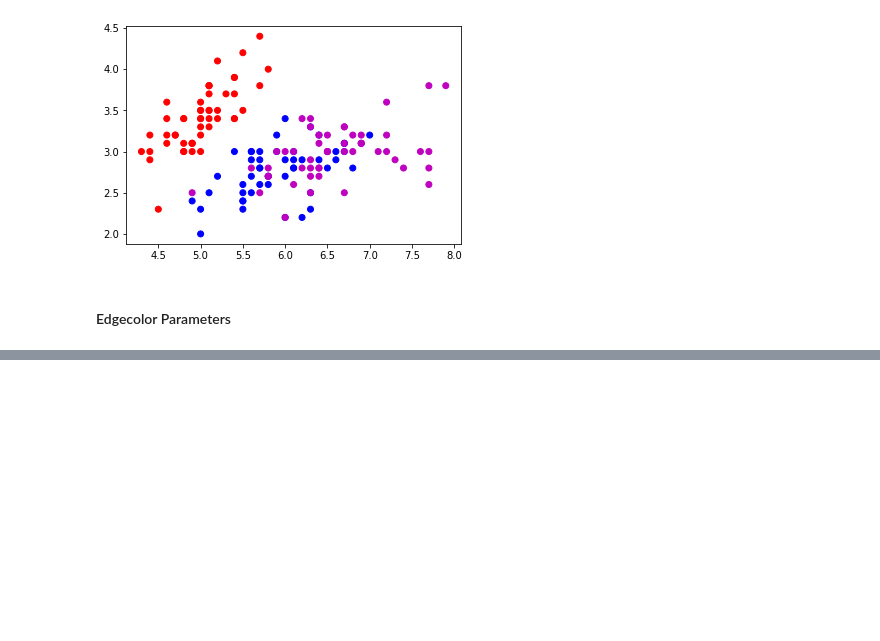
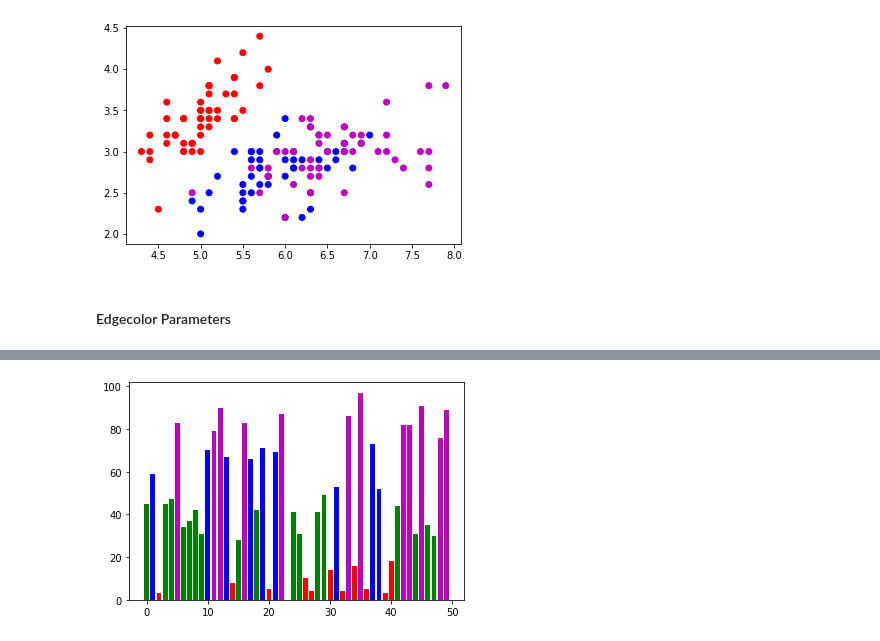
Before and after one commit to nitish-raj/ThePlayground, a Jupyter notebook: Data_Visualization_in_Python_for_Machine_Learning_Engineers.ipynb, the cells around one changed output, grey strips where cells are left out. Saved outputs shown, nothing was run; the diff lists cells and outputs as text; code cells hidden in the pictures; blank space fills up the shorter version.

```diff
--- a/Data_Visualization_in_Python_for_Machine_Learning_Engineers.ipynb
+++ b/Data_Visualization_in_Python_for_Machine_Learning_Engineers.ipynb
@@ -233,0 +262,9 @@ plt.show()
+# %%
+color_set = ('r', 'g', 'b', 'm')
+color_list = [color_set[(len(color_set) * val) // 100]
+              for val in values]
+
+plt.bar(np.arange(len(values)), values, color = color_list)
+plt.show()
+# %% [output]
+[figure, added]
```
Also changed, not shown: parts of 27 cells of this notebook.
